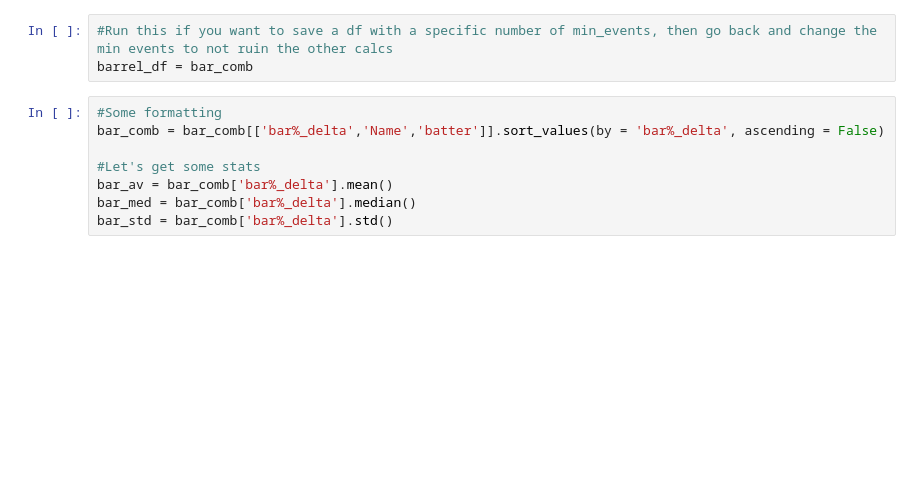
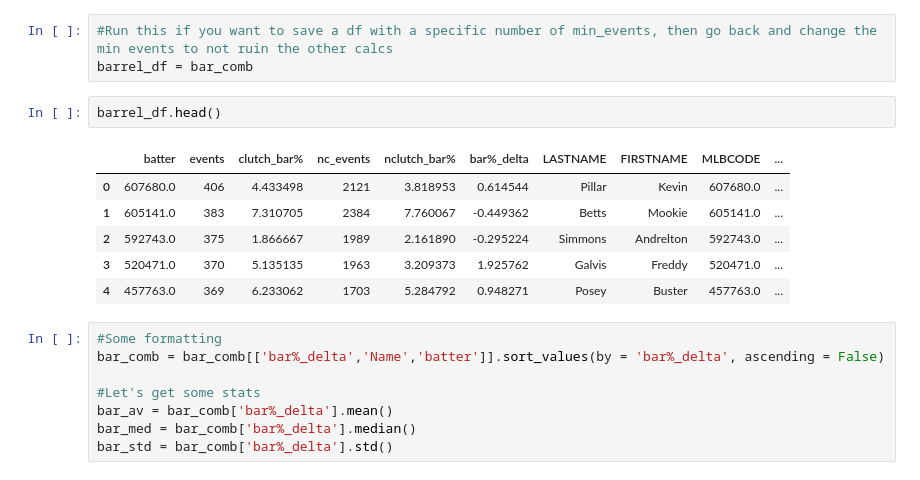
Before and after one commit to atox120/clutch_hitting, a Jupyter notebook: notebooks/paired_ttest.ipynb, the cells around one changed output. Saved outputs shown, nothing was run; the diff lists cells and outputs as text; blank space fills up the shorter version.

```diff
--- a/notebooks/paired_ttest.ipynb
+++ b/notebooks/paired_ttest.ipynb
@@ -214,6 +257,15 @@ Now we have 254 players
 # %%
 #Run this if you want to save a df with a specific number of min_events, then go back and change the min events to not ruin the other calcs
 barrel_df = bar_comb
+# %%
+barrel_df.head()
+# %% [output]
+|  | batter | events | clutch_bar% | nc_events | nclutch_bar% | bar%_delta | LASTNAME | FIRSTNAME | MLBCODE | ... |
+| 0 | 607680.0 | 406 | 4.433498 | 2121 | 3.818953 | 0.614544 | Pillar | Kevin | 607680.0 | ... |
+| 1 | 605141.0 | 383 | 7.310705 | 2384 | 7.760067 | -0.449362 | Betts | Mookie | 605141.0 | ... |
+| 2 | 592743.0 | 375 | 1.866667 | 1989 | 2.161890 | -0.295224 | Simmons | Andrelton | 592743.0 | ... |
+| 3 | 520471.0 | 370 | 5.135135 | 1963 | 3.209373 | 1.925762 | Galvis | Freddy | 520471.0 | ... |
+| 4 | 457763.0 | 369 | 6.233062 | 1703 | 5.284792 | 0.948271 | Posey | Buster | 457763.0 | ... |
 # %%
 #Some formatting
 bar_comb = bar_comb[['bar%_delta','Name','batter']].sort_values(by = 'bar%_delta', ascending = False)
```
Also changed, not shown: parts of 5 cells of this notebook, 1 other file.
